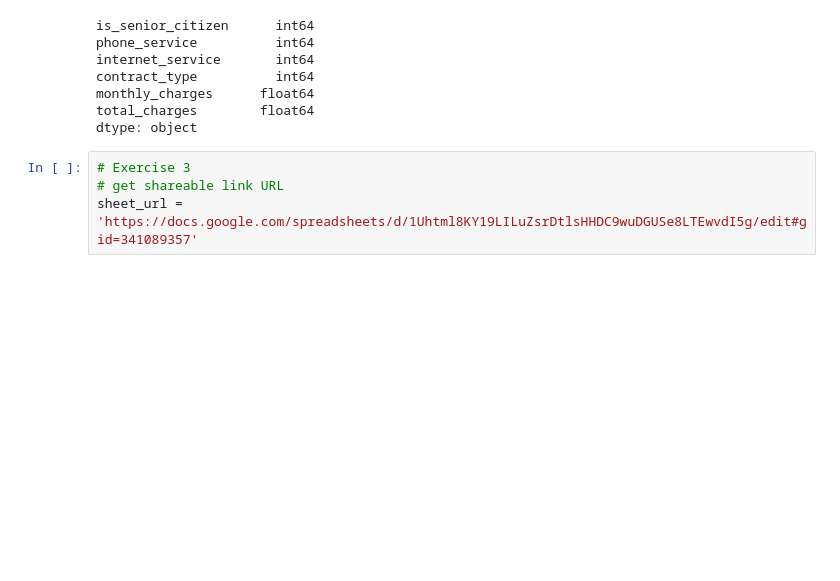
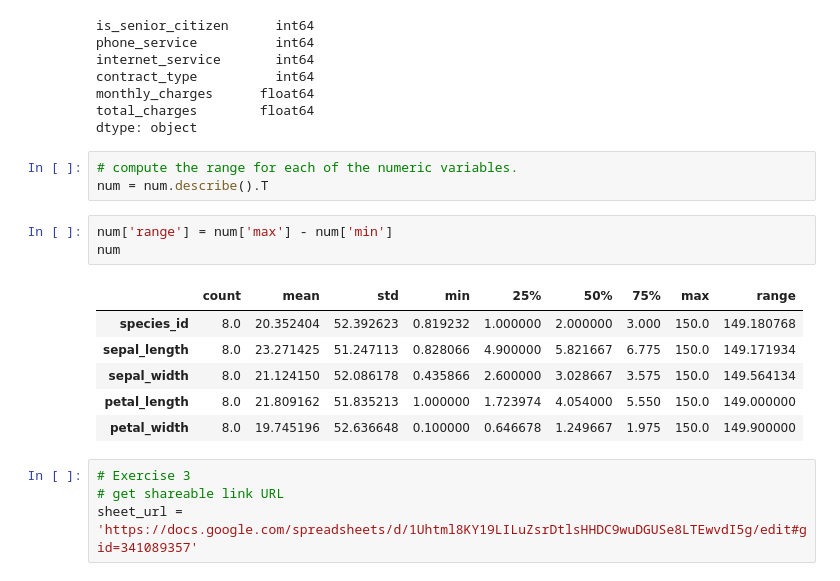
Before and after one commit to albertopuentes/classification-exercises, a Jupyter notebook: classification_exercises.ipynb, the cells around one changed output. Saved outputs shown, nothing was run; the diff lists cells and outputs as text; blank space fills up the shorter version.

```diff
--- a/classification_exercises.ipynb
+++ b/classification_exercises.ipynb
@@ -100,6 +97,19 @@ contract_type          int64
 monthly_charges      float64
 total_charges        float64
 dtype: object
+# %%
+# compute the range for each of the numeric variables.
+num = num.describe().T
+# %%
+num['range'] = num['max'] - num['min']
+num
+# %% [output]
+|  | count | mean | std | min | 25% | 50% | 75% | max | range |
+| species_id | 8.0 | 20.352404 | 52.392623 | 0.819232 | 1.000000 | 2.000000 | 3.000 | 150.0 | 149.180768 |
+| sepal_length | 8.0 | 23.271425 | 51.247113 | 0.828066 | 4.900000 | 5.821667 | 6.775 | 150.0 | 149.171934 |
+| sepal_width | 8.0 | 21.124150 | 52.086178 | 0.435866 | 2.600000 | 3.028667 | 3.575 | 150.0 | 149.564134 |
+| petal_length | 8.0 | 21.809162 | 51.835213 | 1.000000 | 1.723974 | 4.054000 | 5.550 | 150.0 | 149.000000 |
+| petal_width | 8.0 | 19.745196 | 52.636648 | 0.100000 | 0.646678 | 1.249667 | 1.975 | 150.0 | 149.900000 |
 # %%
 # Exercise 3
 # get shareable link URL
```
Also changed, not shown: parts of 13 cells of this notebook.
